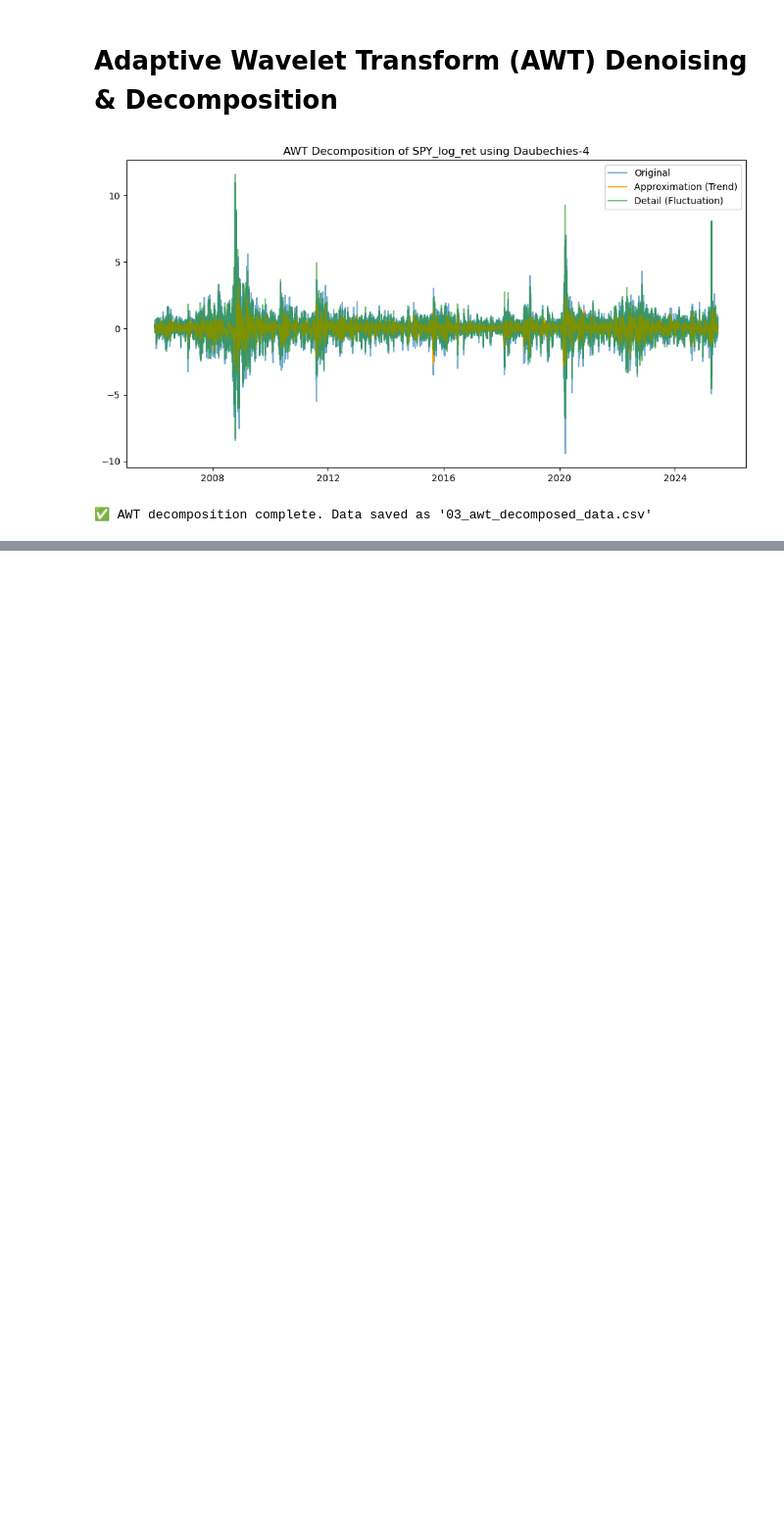
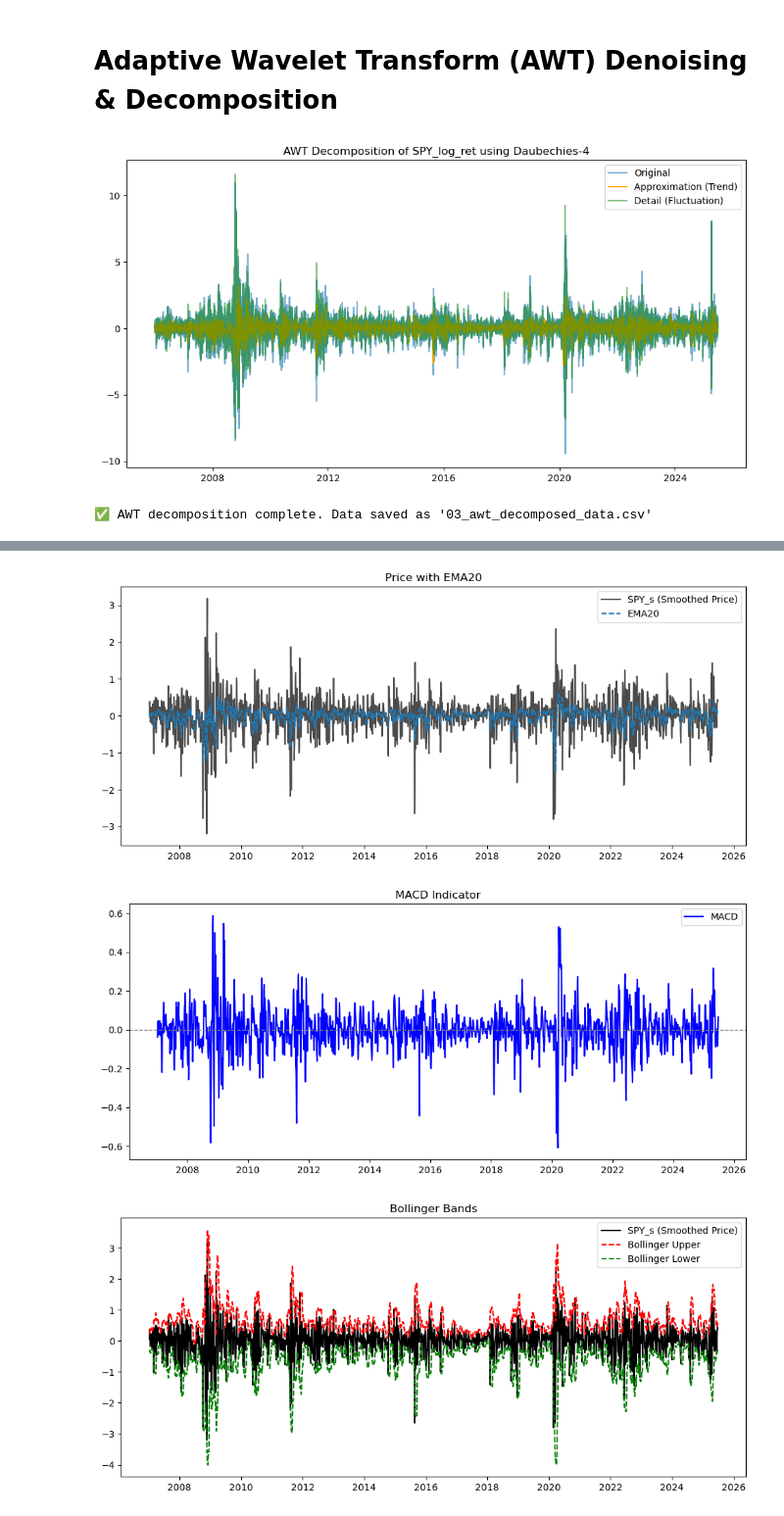
Before and after one commit to ladijoseph/AWT-LSTM-ARIMAX-FIEGARCH-Model, a Jupyter notebook: 01_data_acquisition_preprocessing.ipynb, the cells around one changed output, grey strips where cells are left out. Shown at 98% size. Drawn from its saved outputs; the diff is of its cells as text; code cells hidden in the pictures; blank space fills up the shorter version.

Commit message:
Created 15 additional technical indicators with visual plots

```diff
--- a/01_data_acquisition_preprocessing.ipynb
+++ b/01_data_acquisition_preprocessing.ipynb
@@ -255,0 +356,41 @@ print("\n✅ AWT decomposition complete. Data saved as '03_awt_decomposed_data.c
+# %%
+# ================================================================
+# 3️⃣ OPTIONAL VISUAL CHECKS
+# ================================================================
+
+# --- Plot MACD ---
+plt.figure(figsize=(12, 5))
+plt.plot(df_feat.index, df_feat[price_col], label='SPY_s (Smoothed Price)', color='black', alpha=0.7)
+plt.plot(df_feat.index, df_feat['EMA20'], label='EMA20', linestyle='--')
+plt.title("Price with EMA20")
+plt.legend()
+plt.show()
+
+plt.figure(figsize=(12, 5))
+plt.plot(df_feat.index, df_feat['MACD'], label='MACD', color='blue')
+plt.axhline(0, color='gray', linestyle='--', linewidth=1)
+plt.title("MACD Indicator")
+plt.legend()
+plt.show()
+
+# --- Plot Bollinger Bands ---
+plt.figure(figsize=(12, 5))
+plt.plot(df_feat.index, df_feat[price_col], label='SPY_s (Smoothed Price)', color='black')
+plt.plot(df_feat.index, df_feat['BOLL_upper'], label='Bollinger Upper', linestyle='--', color='red')
+plt.plot(df_feat.index, df_feat['BOLL_lower'], label='Bollinger Lower', linestyle='--', color='green')
+plt.fill_between(df_feat.index, df_feat['BOLL_lower'], df_feat['BOLL_upper'], color='gray', alpha=0.1)
+plt.title("Bollinger Bands")
+plt.legend()
+plt.show()
+
+# --- Plot Volume & WVAD ---
+plt.figure(figsize=(12, 4))
+plt.plot(df_feat.index, df_feat['SPY_Volume'], label='SPY Volume', color='orange', alpha=0.6)
+plt.plot(df_feat.index, df_feat['WVAD'], label='WVAD', color='purple', alpha=0.8)
+plt.title("Volume and WVAD")
+plt.legend()
+plt.show()
+# %% [output]
+[figure, added]
+[figure, added]
+[figure, added]
```
Also changed, not shown: parts of 11 cells of this notebook, 1 other file.
